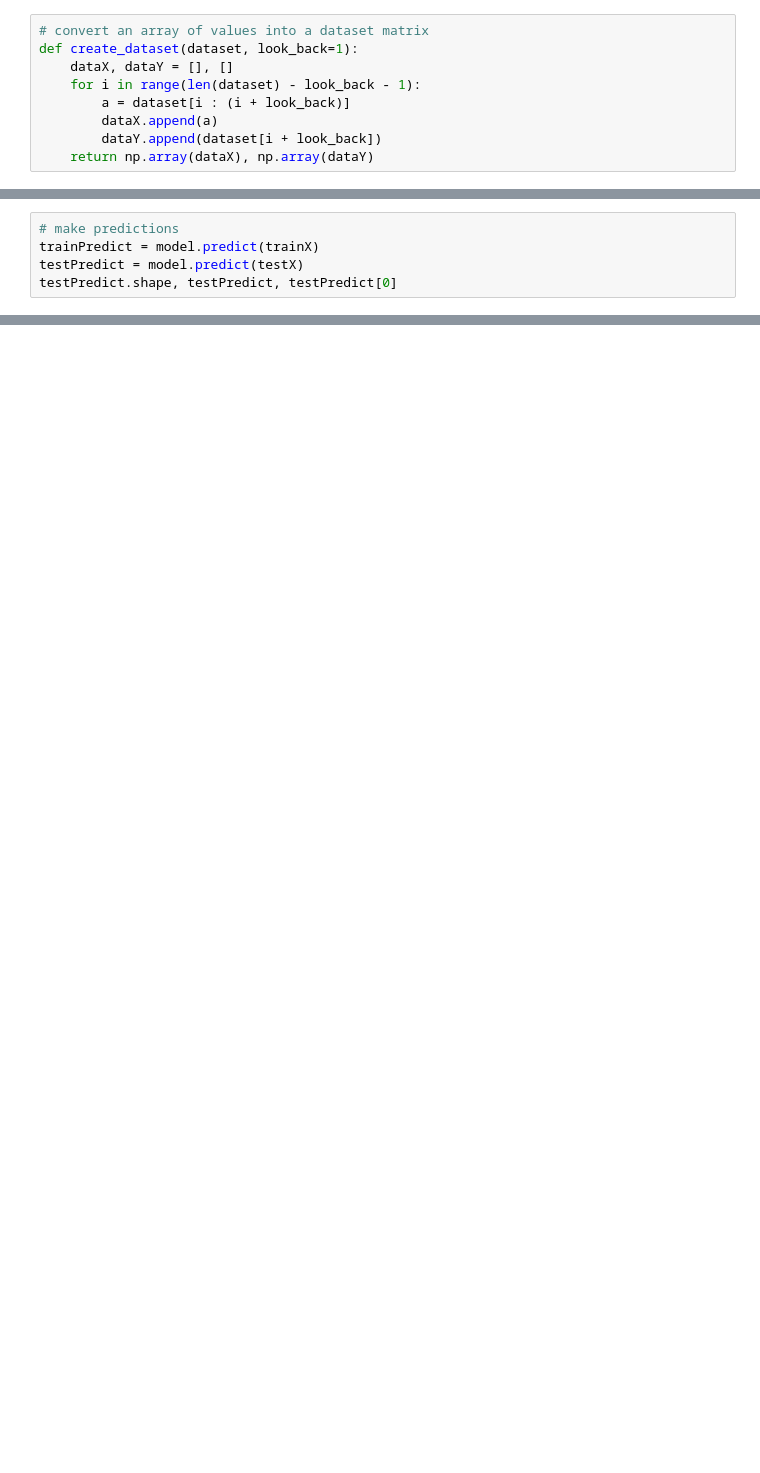
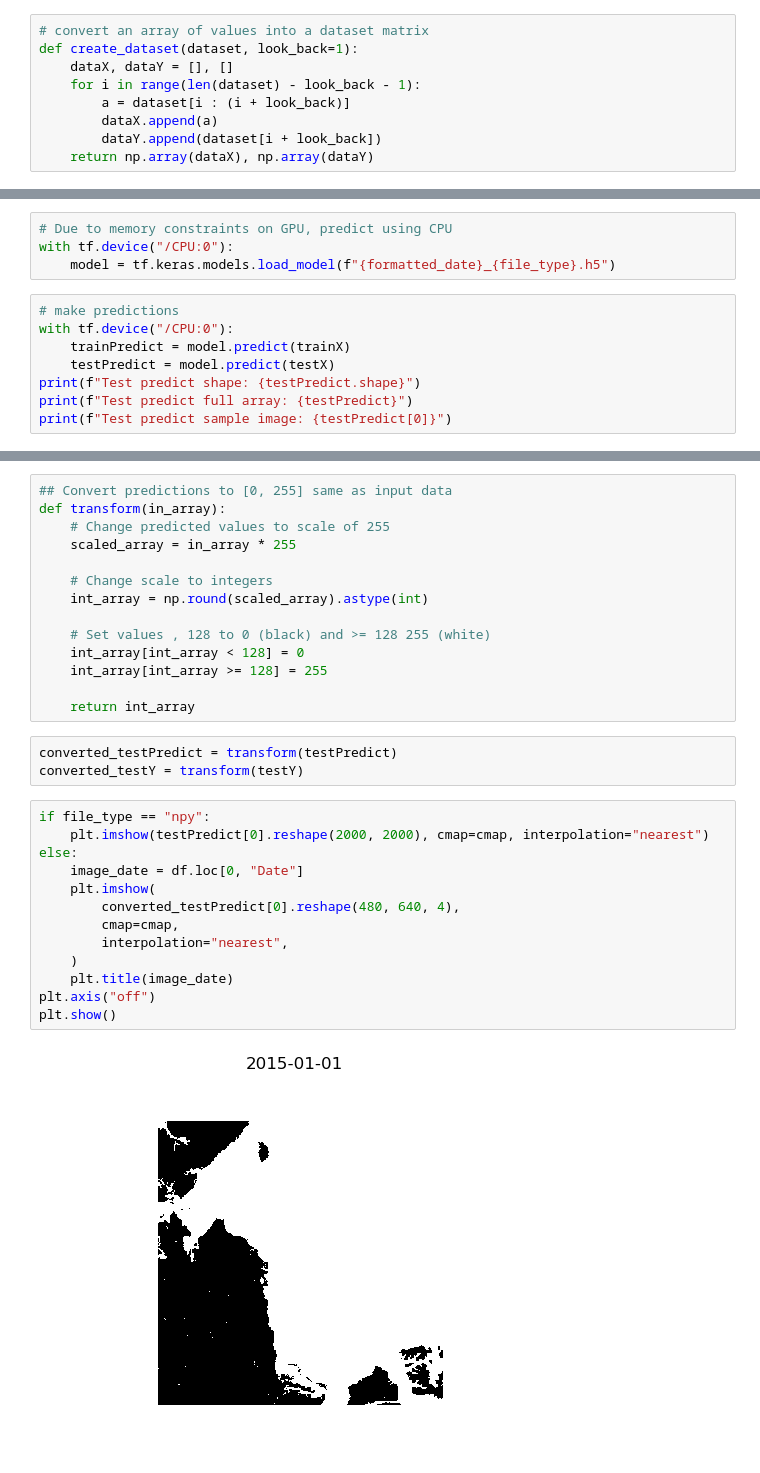
Before and after one commit to NOAA-HES-Capstone/icedyno, a Jupyter notebook: workspaces/brendon/Applying_LSTM_NETCD_Files.ipynb, the cells around one changed output, grey strips where cells are left out. Saved outputs shown, nothing was run; the diff lists cells and outputs as text; blank space fills up the shorter version.

```diff
--- a/workspaces/brendon/Applying_LSTM_NETCD_Files.ipynb
+++ b/workspaces/brendon/Applying_LSTM_NETCD_Files.ipynb
@@ -134,6 +253,13 @@ InternalError: stream did not block host until done; was already in an error sta
+# %%
+# Due to memory constraints on GPU, predict using CPU
+with tf.device("/CPU:0"):
+    model = tf.keras.models.load_model(f"{formatted_date}_{file_type}.h5")
 # %%
 # make predictions
-trainPredict = model.predict(trainX)
-testPredict = model.predict(testX)
-testPredict.shape, testPredict, testPredict[0]
+with tf.device("/CPU:0"):
+    trainPredict = model.predict(trainX)
+    testPredict = model.predict(testX)
+print(f"Test predict shape: {testPredict.shape}")
+print(f"Test predict full array: {testPredict}")
+print(f"Test predict sample image: {testPredict[0]}")
 # %% [output]
@@ -162,0 +294,32 @@ plt.show()
+# %%
+## Convert predictions to [0, 255] same as input data
+def transform(in_array):
+    # Change predicted values to scale of 255
+    scaled_array = in_array * 255
+
+    # Change scale to integers
+    int_array = np.round(scaled_array).astype(int)
+
+    # Set values , 128 to 0 (black) and >= 128 255 (white)
+    int_array[int_array < 128] = 0
+    int_array[int_array >= 128] = 255
+
+    return int_array
+# %%
+converted_testPredict = transform(testPredict)
+converted_testY = transform(testY)
+# %%
+if file_type == "npy":
+    plt.imshow(testPredict[0].reshape(2000, 2000), cmap=cmap, interpolation="nearest")
+else:
+    image_date = df.loc[0, "Date"]
+    plt.imshow(
+        converted_testPredict[0].reshape(480, 640, 4),
+        cmap=cmap,
+        interpolation="nearest",
+    )
+    plt.title(image_date)
+plt.axis("off")
+plt.show()
+# %% [output]
+[figure, added]
```
Also changed, not shown: parts of 31 cells of this notebook.
